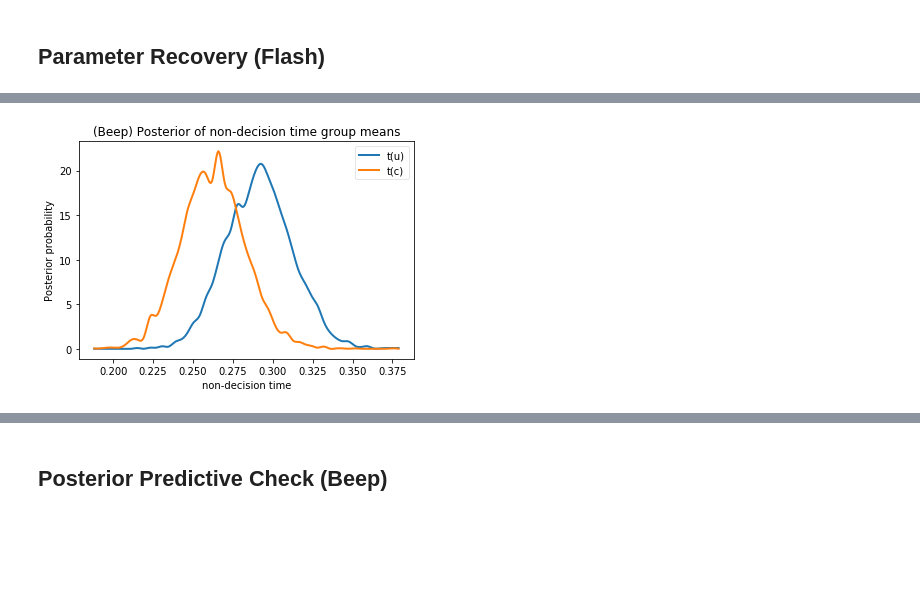
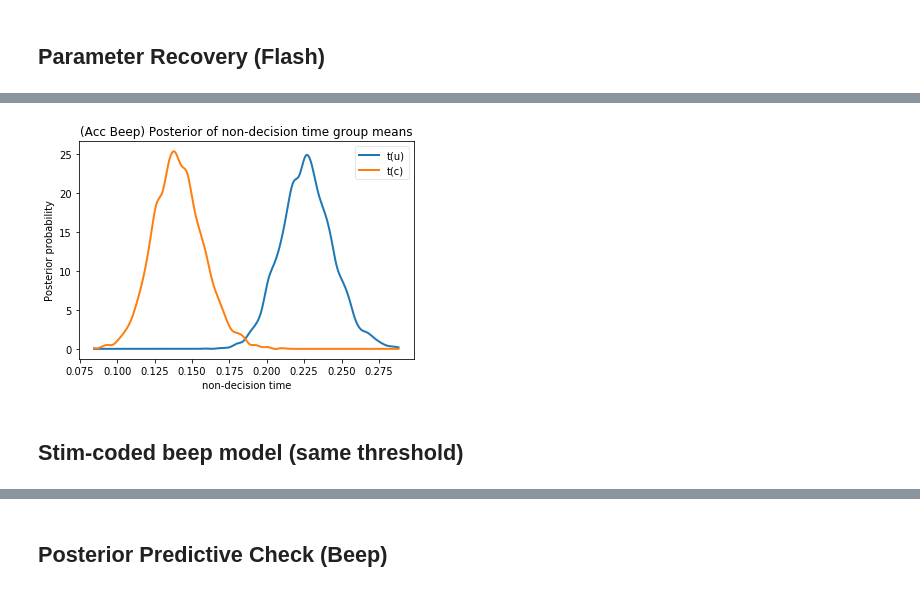
Before and after one commit to chauedwin/NumerosityHDDM, a Jupyter notebook: ExpResults.ipynb, the cells around one changed output, grey strips where cells are left out. Drawn from its saved outputs; the diff is of its cells as text; code cells hidden in the pictures; blank space fills up the shorter version.

```diff
--- a/ExpResults.ipynb
+++ b/ExpResults.ipynb
@@ -392,4 +651,4 @@ fparamrec.sample(7000, burn=500)
 # %%
-beep_acc = hddm.HDDM(model_b, include=['a', 'v', 't', 'p_outlier'], depends_on={'v': ['type'], 't': ['type']})
+beep_acc = hddm.HDDM(model_b, include=['p_outlier'], depends_on={'v': ['type'], 't': ['type']})
 beep_acc.sample(7000, burn=500)
 # %% [output]
@@ -437,9 +696,11 @@ plt.show()
 # %%
 t_u, t_c = beep_acc.nodes_db.node[['t(u)', 't(c)']]
 hddm.analyze.plot_posterior_nodes([t_u, t_c])
 plt.xlabel('non-decision time')
 plt.ylabel('Posterior probability')
-plt.title('(Beep) Posterior of non-decision time group means')
+plt.title('(Acc Beep) Posterior of non-decision time group means')
 plt.show()
 # %% [output]
-[figure, old version]
+[figure, new version]
+# %% [markdown]
+## Stim-coded beep model (same threshold)
```
Also changed, not shown: parts of 101 cells of this notebook.
